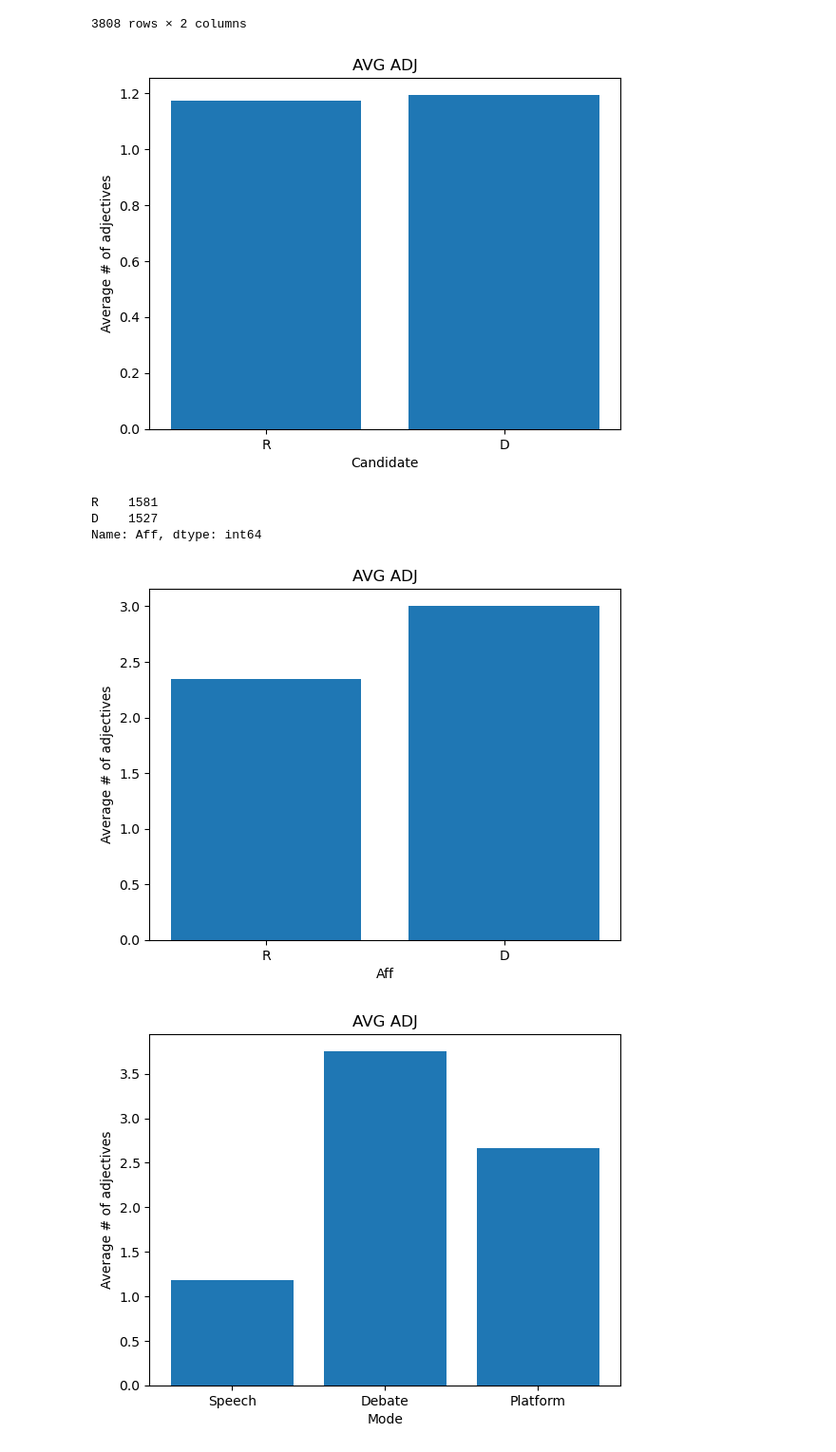
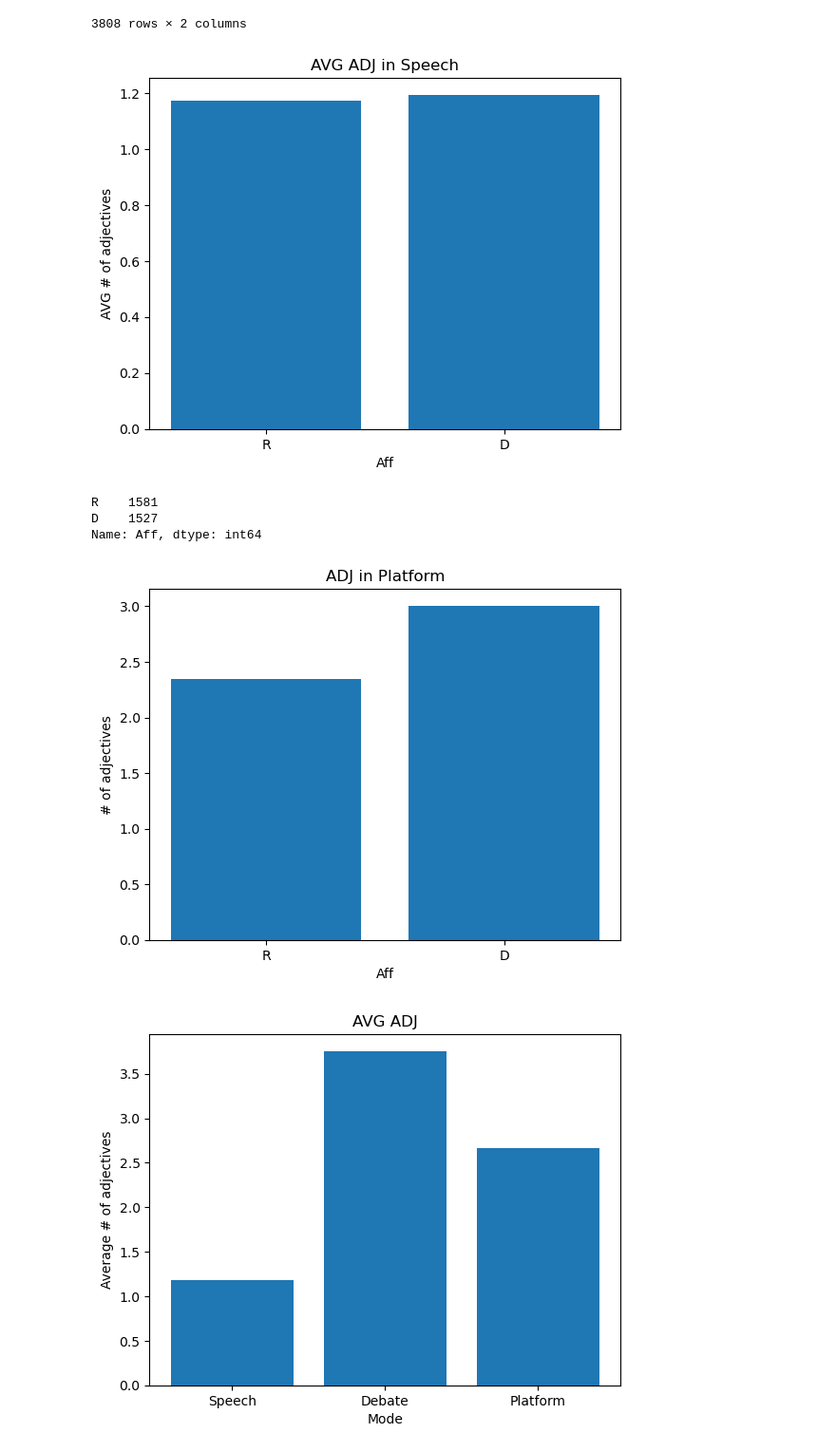
Before and after one commit to Data-Science-for-Linguists-2021/PoliticalRhetoric-analysis, a Jupyter notebook: analysis_notebooks/extra_analysis.ipynb, the cells around one changed output. Shown at 95% size. Cells and saved outputs as stored; diff of their text form; code cells hidden in the pictures.

```diff
--- a/analysis_notebooks/extra_analysis.ipynb
+++ b/analysis_notebooks/extra_analysis.ipynb
@@ -87,0 +96,8 @@ plt.show()
+# %%
+def get_adjectives(text):
+    blob = TextBlob(text)
+    return ' '.join(word for (word,tag) in blob.tags if tag=='JJR' or tag=='JJS')
+
+allpresdebate['adjectives3'] = allpresdebate['transcript'].apply(get_adjectives)
+adj_count = [len(nltk.word_tokenize(t)) for t in allpresdebate.adjectives3]
+allpresdebate['adj_count3'] = adj_count
@@ -180,18 +280,18 @@ aff_sent['adj_count'] = adj_count
 # %%
 import matplotlib.pyplot as plt; plt.rcdefaults()
 import numpy as np
 import matplotlib.pyplot as plt
 
 aff = ['R','D']
 mean_adj = [aff_sent[aff_sent.Aff == 'R'].adj_count.mean(), aff_sent[aff_sent.Aff == 'D'].adj_count.mean()]
 
 plt.bar(aff,mean_adj)
-plt.title('AVG ADJ')
-plt.ylabel('Average # of adjectives')
-plt.xlabel('Candidate')
+plt.title('AVG ADJ in Speech')
+plt.ylabel('AVG # of adjectives')
+plt.xlabel('Aff')
 plt.show()
 # %% [output]
-[figure, old version]
+[figure, new version]
 # %%
 platform = pd.read_csv("/Users/emmatarcson/Documents/data_science/RhetoricalFactor-analysis/data2/platformsents.csv")
 platform = platform[['Aff','sentences']]
@@ -213,12 +313,12 @@ aff = ['R','D']
 mean_adj = [platform[platform.Aff == 'R'].adj_count.mean(), platform[platform.Aff == 'D'].adj_count.mean()]
 
 plt.bar(aff,mean_adj)
-plt.title('AVG ADJ')
-plt.ylabel('Average # of adjectives')
+plt.title('ADJ in Platform')
+plt.ylabel('# of adjectives')
 plt.xlabel('Aff')
 plt.show()
 # %% [output]
-[figure, old version]
+[figure, new version]
 # %%
 aff = ['Speech','Debate', 'Platform']
 mean_adj = [aff_sent.adj_count.mean(), alldebates.adj_count.mean(), platform.adj_count.mean()]
```
Also changed, not shown: parts of 10 cells of this notebook, 1 other file.
